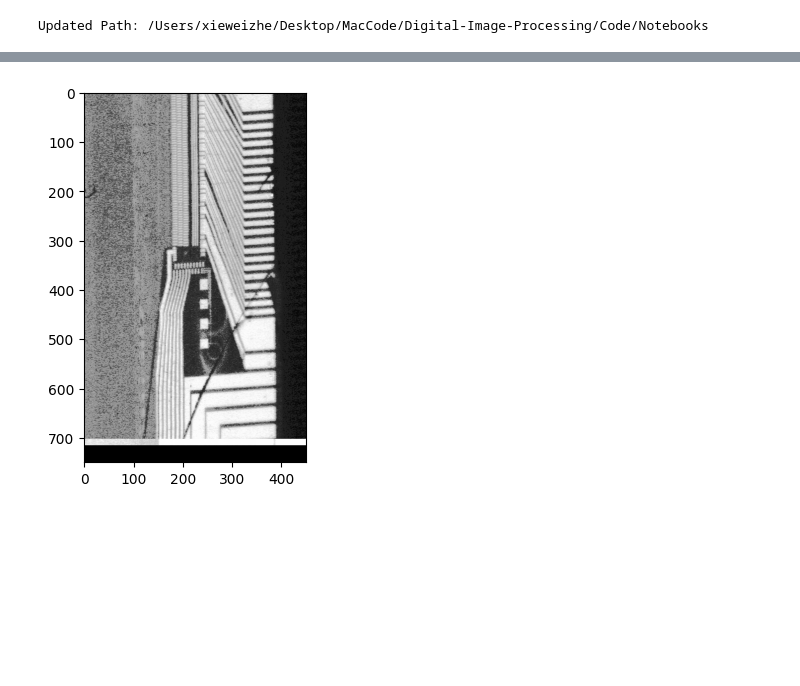
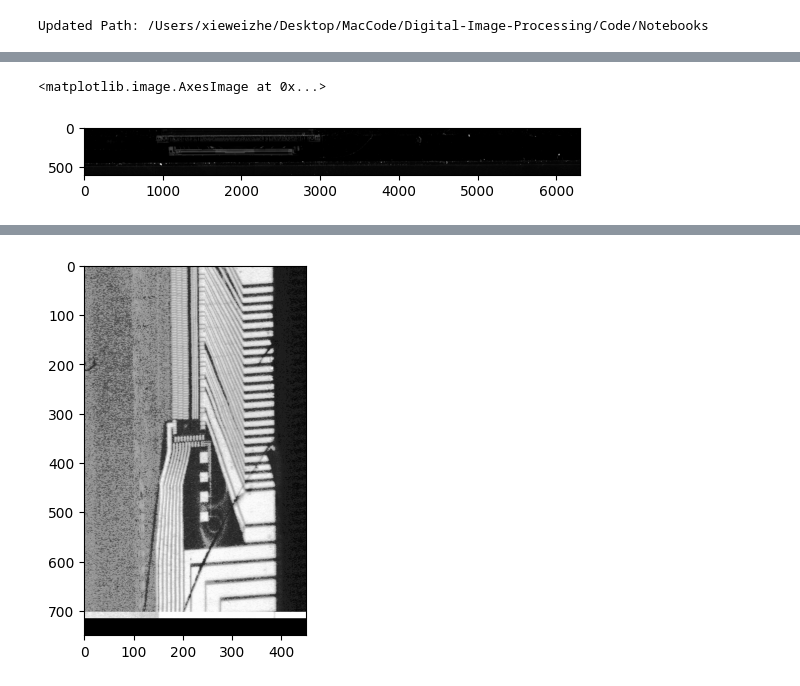
Before and after one commit to Echoslayer/Digital-Image-Processing, a Jupyter notebook: Code/Notebooks/AOI/aoi_research.ipynb, the cells around one changed output, grey strips where cells are left out. Drawn from its saved outputs; the diff is of its cells as text; code cells hidden in the pictures; blank space fills up the shorter version.

```diff
--- a/Code/Notebooks/AOI/aoi_research.ipynb
+++ b/Code/Notebooks/AOI/aoi_research.ipynb
@@ -106,0 +117,8 @@ Standard Deviation:  5.821894261059211
+# %%
+image = origin_im.image.astype(np.float16) - r_origin_im.image.astype(np.float16)*1
+image = np.rot90(image)
+image = np.clip(image, 0, 255)
+plt.imshow(image, cmap='gray')
+# %% [output]
+<matplotlib.image.AxesImage at 0x...>
+[figure, added]
```
Also changed, not shown: parts of 11 cells of this notebook, 4 other files.
